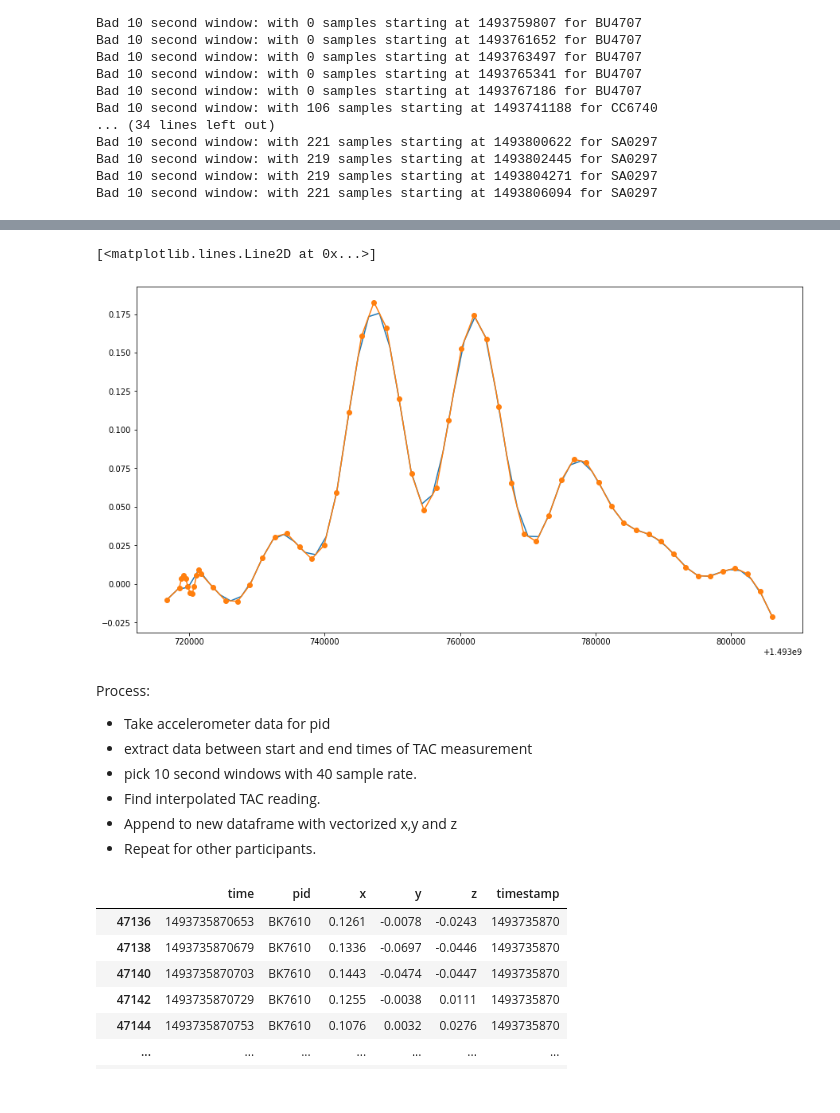
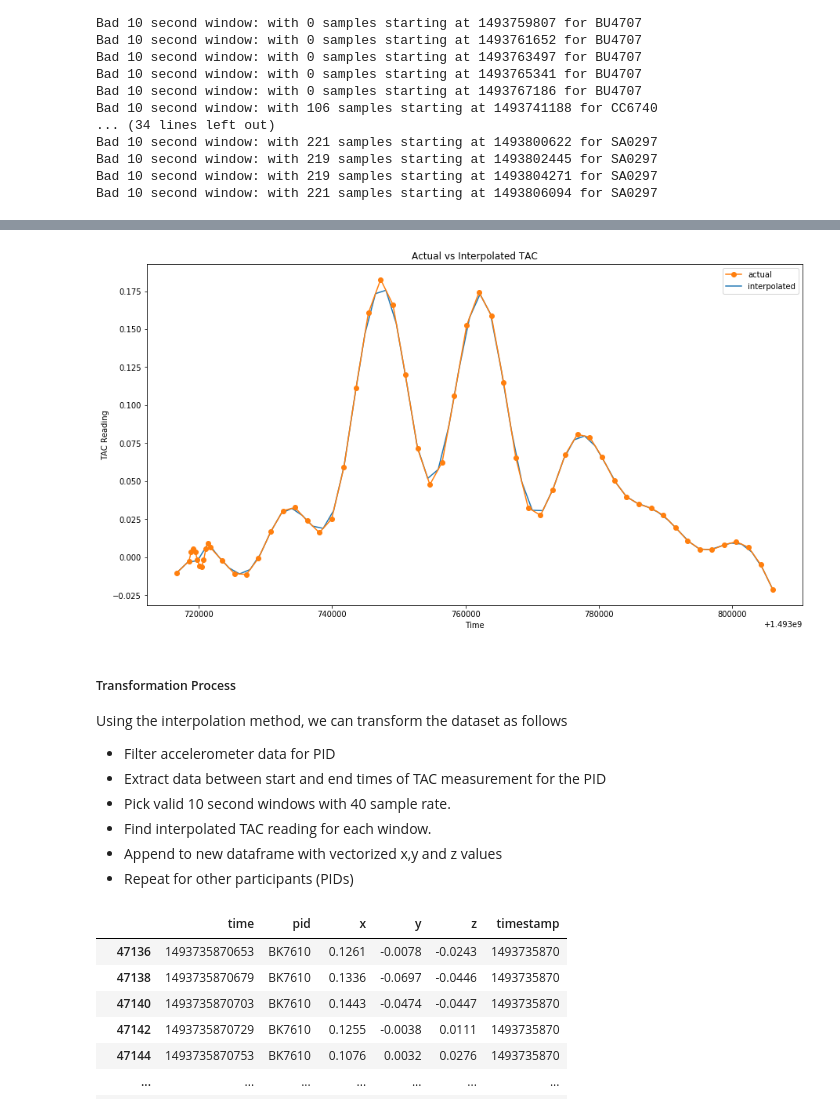
Before and after one commit to neo-anderson/TACPrediction, a Jupyter notebook: Analysis.ipynb, the cells around one changed output, grey strips where cells are left out. Saved outputs shown, nothing was run; the diff lists cells and outputs as text; code cells hidden in the pictures.

Commit message:
Interpolation

```diff
--- a/Analysis.ipynb
+++ b/Analysis.ipynb
@@ -17,6 +17,7 @@ For now, I'm going to split the segments by 10 and add overlap using hop_length
 ## Analysis
 ### Setup
 # %%
+# Imports
 import os
 import glob
 from datetime import datetime
@@ -29,6 +30,7 @@ from sklearn.metrics import classification_report, accuracy_score
 from sklearn.ensemble import RandomForestClassifier
 from sklearn.model_selection import train_test_split
 
+# Utility functions
 def plot_series(x, label, ylow=-0.8, yhigh=0.8):
     x = x.sort_values(by=['time'])
     fig, ax = plt.subplots()
@@ -53,3 +55,7 @@ def plot_stft(df):
     plot_axis(df.x.values, ax[0])
     plot_axis(df.y.values, ax[1])
     plot_axis(df.z.values, ax[2])
+
+# Values
+acc_df = pd.read_csv(os.path.join('data', 'all_accelerometer_data_pids_13.csv'))
+pids = pd.read_csv(os.path.join('data', 'phone_types.csv'))
@@ -77,9 +84,8 @@ plt.show()
 The samples can be transformed into temporal and frequency information that would represent how the pariticipant was moving during that time frame. From domain knowledge, we may assume intoxicated movements to be somewhat irregular. However, human beings do not move continuously and we only have a 10 second window to analyze. Temporal infomation may not tell us much. Let's analyze using plots.
 # %%
 # Setup
-df = pd.read_csv('data/all_accelerometer_data_pids_13.csv')
 tac1 = pd.read_csv('data/clean_tac/BK7610_clean_TAC.csv')
-acc1 = df[df.pid == 'BK7610'].copy()
+acc1 = acc_df[acc_df.pid == 'BK7610'].copy()
 acc1['timestamp'] = acc1.time.map(lambda x:x//1000)
 acc1 = pd.merge(acc1,tac1, on='timestamp', how='left')
 acc1.timestamp.value_counts()
@@ -194,9 +222,8 @@ Process and even remove all windows with num_samples < 40
 # %% [markdown]
 Here, we check if sample_rate is consistent for all 10 second accelerometer data corresponding to TAC Readings. Higher number of samples can be resampled into 40 hz. Hence, let's check undersampled sections
 # %%
-df = pd.read_csv('data/all_accelerometer_data_pids_13.csv')
 tac2 = pd.read_csv('data/clean_tac/JB3156_clean_TAC.csv')
-acc2 = df[df.pid == 'JB3156'].copy()
+acc2 = acc_df[acc_df.pid == 'JB3156'].copy()
 acc2['timestamp'] = acc2.time.map(lambda x:x//1000)
 acc2 = pd.merge(acc2,tac2, on='timestamp', how='left')
 start_times = acc2[acc2['TAC_Reading'].notna()].timestamp.unique()
@@ -287,10 +262,8 @@ All TAC readings with 'pid' column
 # %%
-pids = pd.read_csv(os.path.join('data', 'phone_types.csv'))
-all_tacs = pd.DataFrame()
 def tac_readings(pid):
-    global all_tacs
     fname = glob.glob(os.path.join('data', 'clean_tac', f'{pid}*.csv'))[0]
     df = pd.read_csv(fname)
     df['pid'] = pid
-    all_tacs = all_tacs.append(df)
-_ = pids.pid.apply(tac_readings)
+    return df
+all_tacs = pd.concat(pids.pid.apply(tac_readings).to_list())
+all_tacs.head()
@@ -565,21 +380,28 @@ Since we don't have proper matches when it comes to joining the dataframes using
 # %%
-from scipy.interpolate import interp1d
+sa = all_tacs[all_tacs.pid=='SA0297']
 ts = np.linspace(sa.timestamp.min(), sa.timestamp.max(), sa.timestamp.shape[0])
 fig, ax = plt.subplots(figsize=(15,8))
 f = interp1d(sa.timestamp, sa.TAC_Reading, kind='linear')
-ax.plot(ts, f(ts))
-ax.plot(sa.timestamp, sa.TAC_Reading, '-o')
+i, = ax.plot(ts, f(ts))
+a, = ax.plot(sa.timestamp, sa.TAC_Reading, '-o')
+plt.xlabel('Time')
+plt.ylabel('TAC Reading')
+plt.title('Actual vs Interpolated TAC')
+plt.legend([a,i], ['actual', 'interpolated'])
+plt.show()
 # %% [output]
-[<matplotlib.lines.Line2D at 0x...>]
-[figure, old version]
+[figure, new version]
 # %% [markdown]
-Process:
-- Take accelerometer data for pid
-- extract data between start and end times of TAC measurement
-- pick 10 second windows with 40 sample rate.
-- Find interpolated TAC reading.
-- Append to new dataframe with vectorized x,y and z
-- Repeat for other participants.
+##### Transformation Process
+
+Using the interpolation method, we can transform the dataset as follows
+
+- Filter accelerometer data for PID
+- Extract data between start and end times of TAC measurement for the PID
+- Pick valid 10 second windows with 40 sample rate.
+- Find interpolated TAC reading for each window.
+- Append to new dataframe with vectorized x,y and z values
+- Repeat for other participants (PIDs)
 # %%
 pid = pids.pid[0]
 acc_pid = acc_df[acc_df.pid == pid]
```
Also changed, not shown: parts of 48 cells of this notebook.
